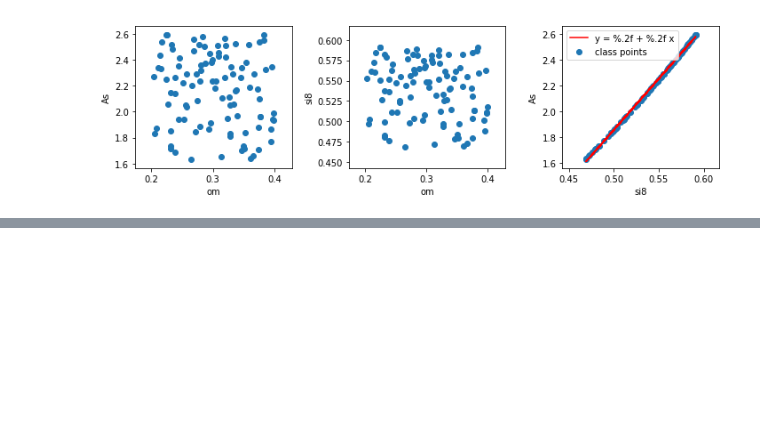
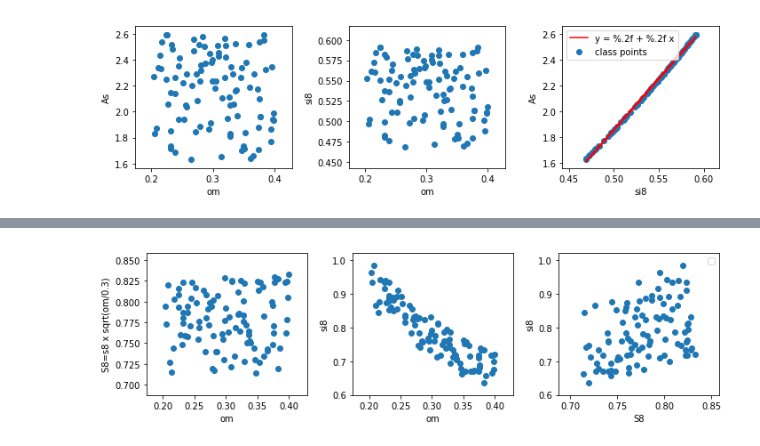
Before and after one commit to liuxx479/Outlier, a Jupyter notebook: GRF.ipynb, the cells around one changed output, grey strips where cells are left out. Cells and saved outputs as stored; diff of their text form; code cells hidden in the pictures; blank space fills up the shorter version.

```diff
--- a/GRF.ipynb
+++ b/GRF.ipynb
@@ -133,0 +138,20 @@ plt.tight_layout()
+# %%
+seed(50)
+S8_arr = (rand(100)-0.5)*0.12+0.773
+si8B_arr = S8_arr/sqrt(om_arr/0.3) #S8=σ8(Ωm/0.3)0.5
+# %%
+f=figure(figsize=(10,3))
+subplot(131)
+scatter(om_arr, S8_arr)
+xlabel('om');ylabel('S8=s8 x sqrt(om/0.3)')
+subplot(132)
+scatter(om_arr, si8B_arr)
+xlabel('om');ylabel('si8')
+subplot(133)
+scatter(S8_arr, si8B_arr)
+#plot(si8_arr, a+b*si8_arr, 'r-',label='y = %.2f + %.2f x')
+legend()
+xlabel('S8');ylabel('si8')
+plt.tight_layout()
+# %% [output]
+[figure, added]
```
Also changed, not shown: parts of 1 cell of this notebook.
